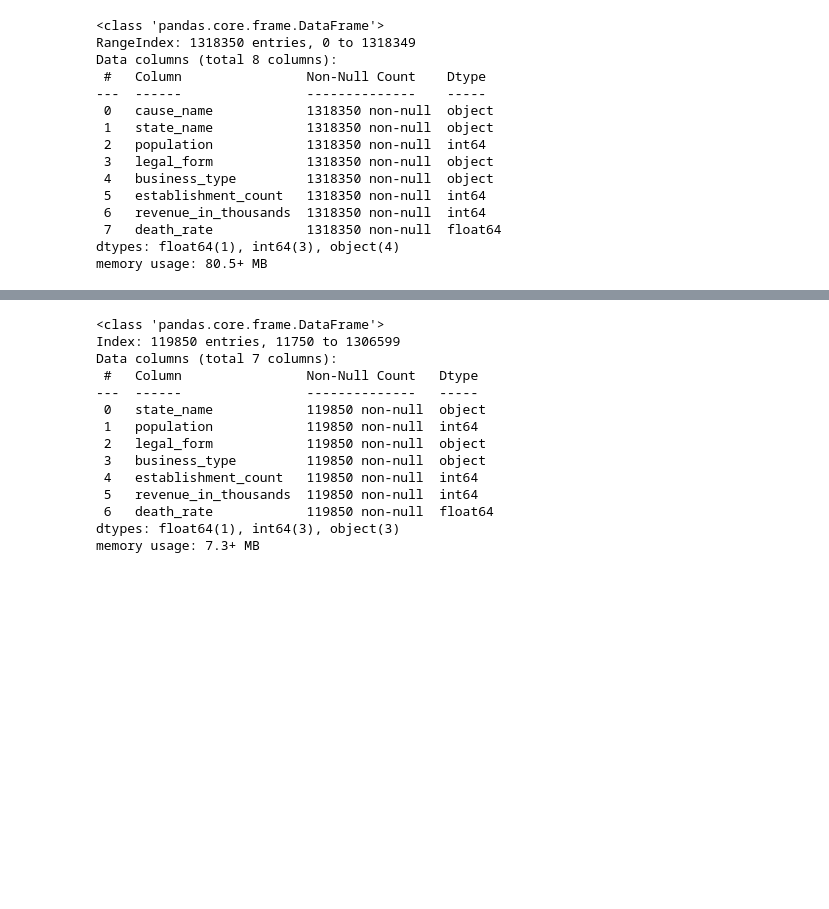
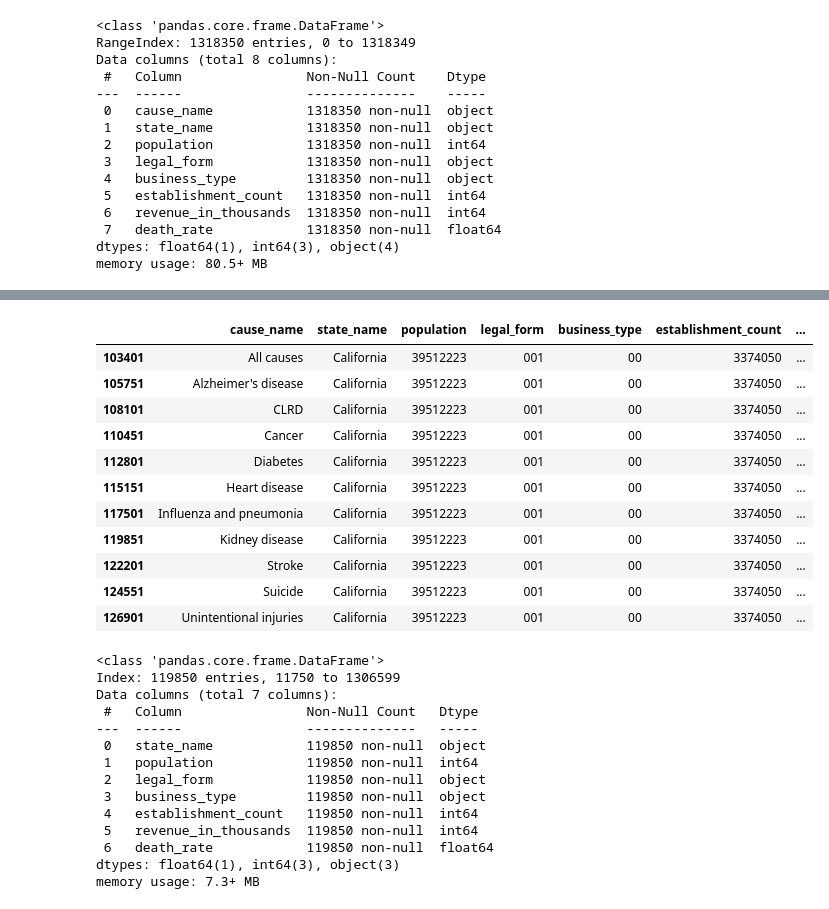
Before and after one commit to jsf80238/data_science, a Jupyter notebook: notebooks/death_rate.ipynb, the cells around one changed output, grey strips where cells are left out. Saved outputs shown, nothing was run; the diff lists cells and outputs as text; code cells hidden in the pictures; blank space fills up the shorter version.

```diff
--- a/notebooks/death_rate.ipynb
+++ b/notebooks/death_rate.ipynb
@@ -374,9 +358,9 @@ If something is missing, add it with zero for the establishment_count and revenu
 # %%
 from itertools import product
 state_list = business_df[STATE_KEY].unique()
+legal_form_list = business_df[LEGAL_FORM].unique()
 business_type_list = business_df[BUSINESS_TYPE].unique()
-legal_form_list = business_df[LEGAL_FORM].unique()
-wanted_combinations_set = set(product(state_list, business_type_list, legal_form_list))
+wanted_combinations_set = set(product(state_list, legal_form_list, business_type_list))
 print(f"{len(wanted_combinations_set):,} possible combinations, for example:")
 for i, item in enumerate(wanted_combinations_set):
     print(item)
@@ -399,6 +383,6 @@ for i, item in enumerate(wanted_combinations_set):
 # %%
 existing_combinations_set = set()
-for item in business_df[[STATE_KEY, BUSINESS_TYPE, LEGAL_FORM]].to_records(index=False):
+for item in business_df[[STATE_KEY, LEGAL_FORM, BUSINESS_TYPE]].to_records(index=False):
     existing_combinations_set.add(tuple(item))
 print(f"{len(existing_combinations_set):,} existing combinations, for example:")
 for i, item in enumerate(existing_combinations_set):
@@ -515,3 +539,18 @@ LEGAL_FORM, BUSINESS_TYPE
+# %%
+df[df[ESTABLISHMENT_COUNT] == 3374050]
+# %% [output]
+|  | cause_name | state_name | population | legal_form | business_type | establishment_count | ... |
+| 103401 | All causes | California | 39512223 | 001 | 00 | 3374050 | ... |
+| 105751 | Alzheimer's disease | California | 39512223 | 001 | 00 | 3374050 | ... |
+| 108101 | CLRD | California | 39512223 | 001 | 00 | 3374050 | ... |
+| 110451 | Cancer | California | 39512223 | 001 | 00 | 3374050 | ... |
+| 112801 | Diabetes | California | 39512223 | 001 | 00 | 3374050 | ... |
+| 115151 | Heart disease | California | 39512223 | 001 | 00 | 3374050 | ... |
+| 117501 | Influenza and pneumonia | California | 39512223 | 001 | 00 | 3374050 | ... |
+| 119851 | Kidney disease | California | 39512223 | 001 | 00 | 3374050 | ... |
+| 122201 | Stroke | California | 39512223 | 001 | 00 | 3374050 | ... |
+| 124551 | Suicide | California | 39512223 | 001 | 00 | 3374050 | ... |
+| 126901 | Unintentional injuries | California | 39512223 | 001 | 00 | 3374050 | ... |
 # %%
 frames_by_cause_dict = dict()
 for cause_name in df[CAUSE].unique():
```
Also changed, not shown: parts of 18 cells of this notebook, 1 other file.
